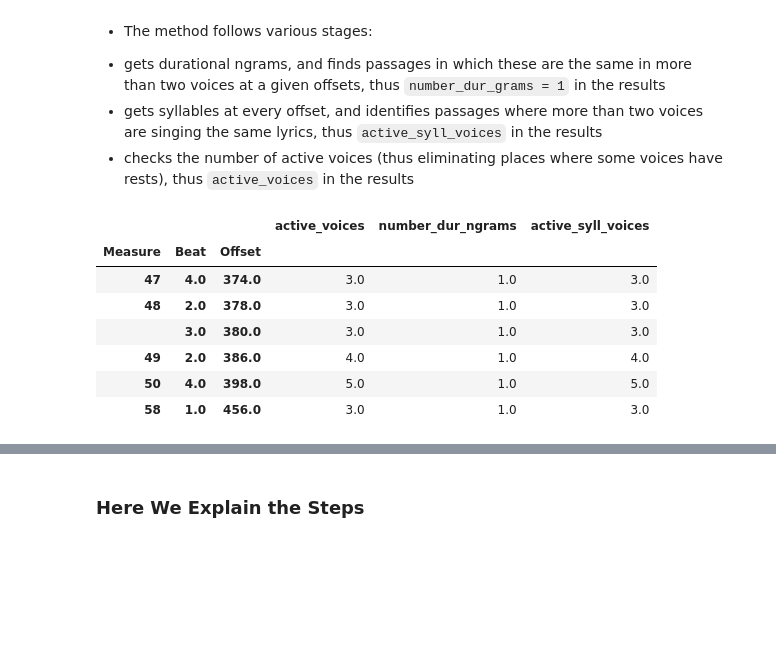
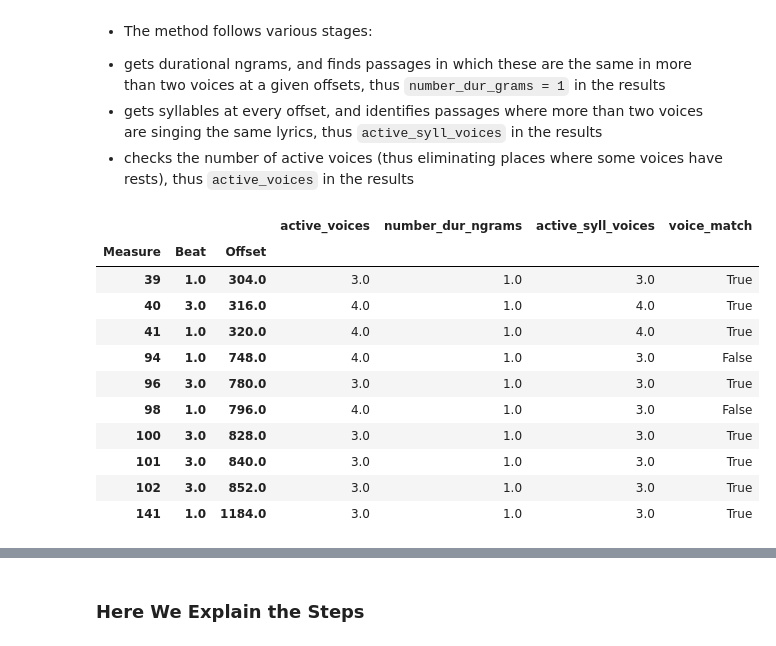
Before and after one commit to RichardFreedman/CRIM_JHUB, a Jupyter notebook: CRIM_06_Homorhythm.ipynb, the cells around one changed output, grey strips where cells are left out. Saved outputs shown, nothing was run; the diff lists cells and outputs as text; code cells hidden in the pictures; blank space fills up the shorter version.

```diff
--- a/CRIM_06_Homorhythm.ipynb
+++ b/CRIM_06_Homorhythm.ipynb
@@ -45,12 +45,12 @@ saved_csv folder already exists.
 # %%
 # Select a prefix:
 
-prefix = 'Music_Files/'
-# prefix = 'https://crimproject.org/mei/'
+# prefix = 'Music_Files/'
+prefix = 'https://crimproject.org/mei/'
 
 # Add your filename here
 
-mei_file = 'CRIM_Model_0038.mei'
+mei_file = 'CRIM_Model_0008.mei'
 
 url = prefix + mei_file
 
@@ -72,13 +73,19 @@ Memoized piece detected.
 - gets syllables at every offset, and identifies passages where more than two voices are singing the same lyrics, thus `active_syll_voices` in the results
 - checks the number of active voices (thus eliminating places where some voices have rests), thus `active_voices` in the results
 # %%
-piece.homorhythm()
+hr = piece.homorhythm()
+hr['voice_match'] = hr['active_voices'] == hr['active_syll_voices']
+hr.head(10)
 # %% [output]
-|  |  |  | active_voices | number_dur_ngrams | active_syll_voices |
-| Measure | Beat | Offset |  |  |  |
-| 47 | 4.0 | 374.0 | 3.0 | 1.0 | 3.0 |
-| 48 | 2.0 | 378.0 | 3.0 | 1.0 | 3.0 |
-|  | 3.0 | 380.0 | 3.0 | 1.0 | 3.0 |
-| 49 | 2.0 | 386.0 | 4.0 | 1.0 | 4.0 |
-| 50 | 4.0 | 398.0 | 5.0 | 1.0 | 5.0 |
-| 58 | 1.0 | 456.0 | 3.0 | 1.0 | 3.0 |
+|  |  |  | active_voices | number_dur_ngrams | active_syll_voices | voice_match |
+| Measure | Beat | Offset |  |  |  |  |
+| 39 | 1.0 | 304.0 | 3.0 | 1.0 | 3.0 | True |
+| 40 | 3.0 | 316.0 | 4.0 | 1.0 | 4.0 | True |
+| 41 | 1.0 | 320.0 | 4.0 | 1.0 | 4.0 | True |
+| 94 | 1.0 | 748.0 | 4.0 | 1.0 | 3.0 | False |
+| 96 | 3.0 | 780.0 | 3.0 | 1.0 | 3.0 | True |
+| 98 | 1.0 | 796.0 | 4.0 | 1.0 | 3.0 | False |
+| 100 | 3.0 | 828.0 | 3.0 | 1.0 | 3.0 | True |
+| 101 | 3.0 | 840.0 | 3.0 | 1.0 | 3.0 | True |
+| 102 | 3.0 | 852.0 | 3.0 | 1.0 | 3.0 | True |
+| 141 | 1.0 | 1184.0 | 3.0 | 1.0 | 3.0 | True |
```
Also changed, not shown: parts of 2 cells of this notebook, 8 other files.
